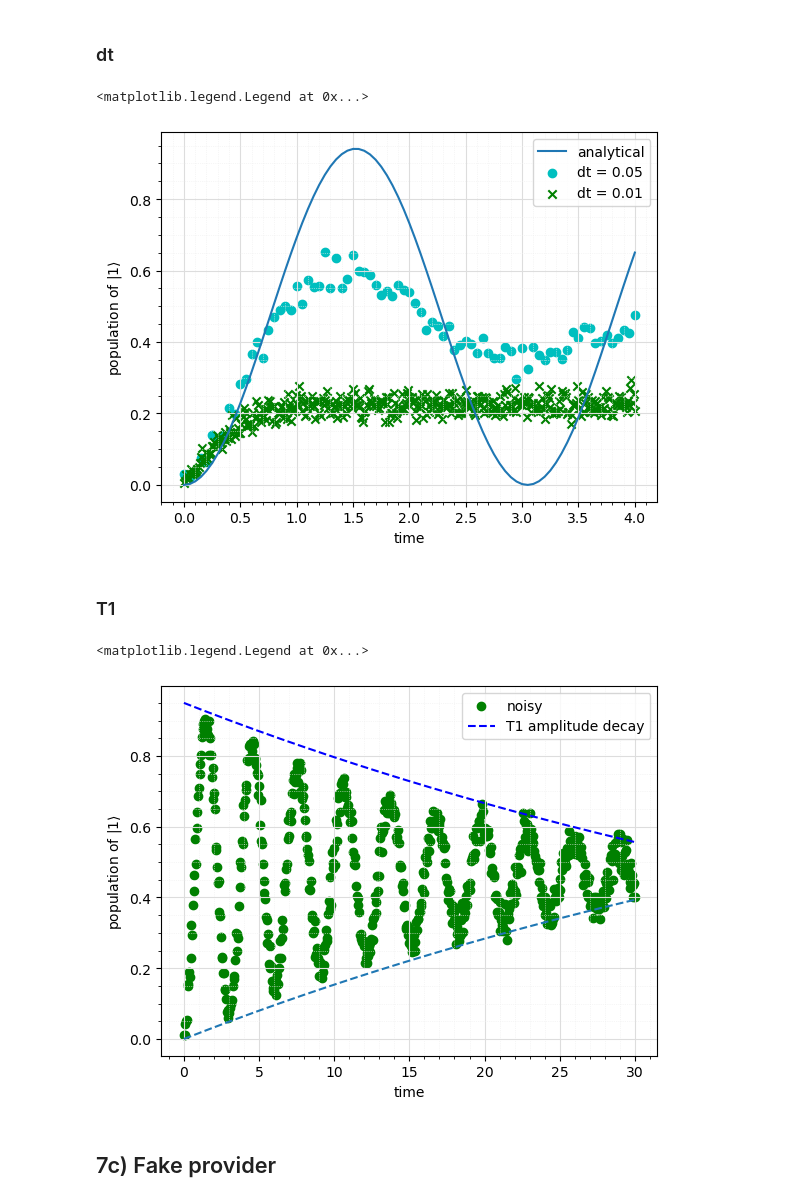
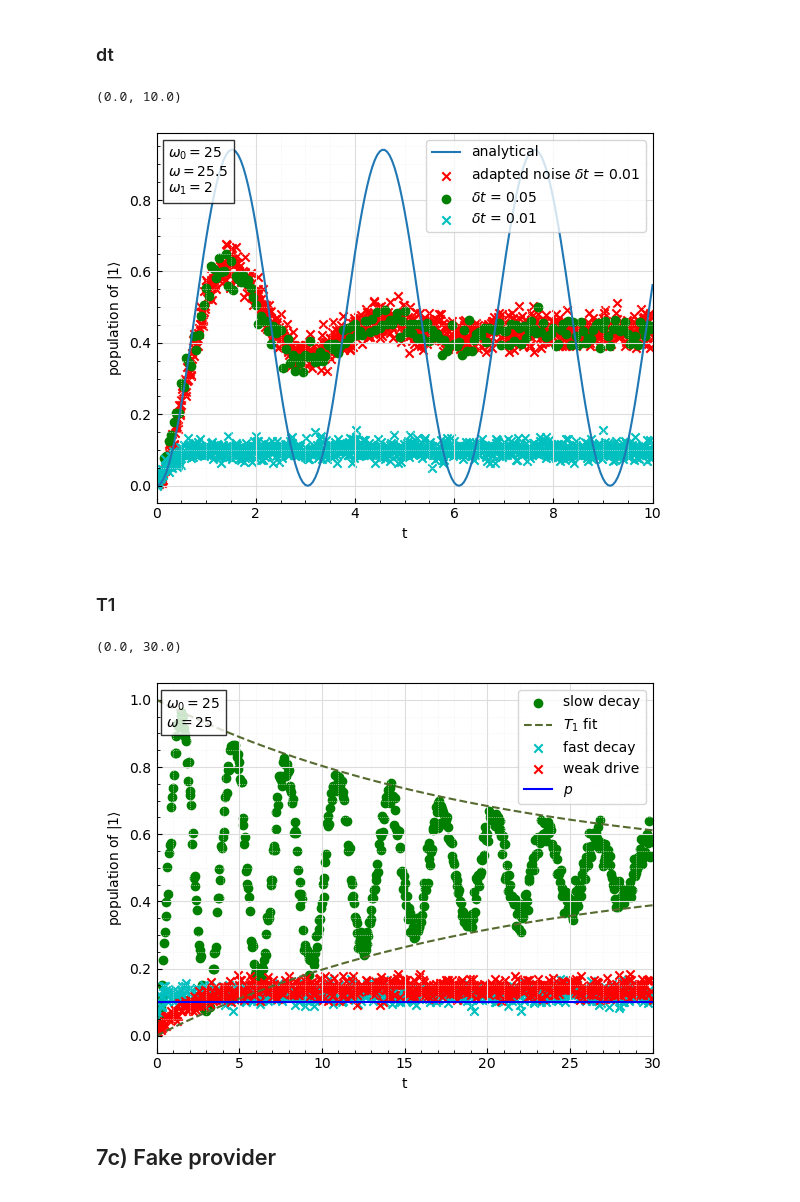
Before and after one commit to zambrdav/fopra34, a Jupyter notebook: AaronIntro.ipynb, the cells around one changed output. Cells and saved outputs as stored; diff of their text form; code cells hidden in the pictures.

```diff
--- a/AaronIntro.ipynb
+++ b/AaronIntro.ipynb
@@ -391,6 +459,8 @@ from qiskit.visualization import plot_histogram
 import qiskit_aer as aer
 import scipy as scp
 import numpy as np
+import matplotlib.pyplot as plt
+import qiskit_aer.noise as noise
 
 t = np.arange(0, 4.001, 0.05)
 w = 25.5
@@ -398,9 +468,6 @@ w0 = 25
 w1 = 2
 Del = w-w0
 O = np.sqrt(w1**2 + Del**2)
-
-alpha = np.exp(1j*w*t/2) * (np.cos(O*t/2) - 1j*Del/O *np.sin(O*t/2))
-beta = np.exp(-1j*w*t/2) * - 1j*w1/O *np.sin(O*t/2)
 # %%
 RX = qiskit.circuit.library.RXGate
 RZ = qiskit.circuit.library.RZGate
@@ -577,6 +697,6 @@ import qiskit_aer.noise as noise
 nModel = noise.noise_model.NoiseModel()
 
 gamma = 0.02
-p = 0.1
+p = 0.2
 nModel.add_all_qubit_quantum_error(noise.amplitude_damping_error(gamma, p), ['rx','rz', 'measure'])
 # %%
@@ -594,30 +709,36 @@ for i in range(len(t)):
+# %%
+# low noise
+lnModel = noise.noise_model.NoiseModel()
+gamma = 0.02/5
+p = 0.1
+lnModel.add_all_qubit_quantum_error(noise.amplitude_damping_error(gamma, p), ['rx','rz', 'measure'])
+t_max = 10.001
+shots=400
+dt = 0.01
+t_dt = np.arange(0, t_max, dt)
+nn_counts_ndt = time_evolve(t_dt,dt=dt, w=25.5, w0=25, w1=2, shots=shots, noise_model=lnModel)
+NN_trace_ndt = population(nn_counts_ndt) #np.zeros_like(t)
 # %%
-t_max = 4.001
-shots=400
 dt = 0.05
 t = np.arange(0, t_max, dt)
-counts_n = time_evolve(q.QuantumCircuit(1), t,dt=dt, w=25.5, w0=25, w1=2, shots=shots, noise_model=nModel)
-trace_n = np.zeros_like(t)
-for i in range(len(t)):
-    try:
-        trace_n[i] = counts_n[i]['1']
-    except:
-        trace_n[i] = shots - counts_n[i]['0']
+counts_n = time_evolve(t,dt=dt, w=25.5, w0=25, w1=2, shots=shots, noise_model=nModel)
+trace_n = population(counts_n) #np.zeros_like(t)
 # %%
 plt.plot(t, np.square(np.abs(alpha_beta(w, w0, w1, t)[1])), label='analytical')
-plt.scatter(t, trace_n/shots, label='dt = 0.05', color='c', marker='o')
-plt.scatter(t_dt, trace_ndt/shots, label='dt = 0.01', color='g', marker='x')
+plt.scatter(t_dt, NN_trace_ndt, label=r'adapted noise $\delta t$ = 0.01', color='r', marker='x')
 
-#plt.plot(t, np.exp(-t/T1)-0.05, linestyle='--', label='T1 amplitude decay', color='b')
-#plt.plot(t, 1-np.exp(-t/T1), linestyle='--')
+plt.scatter(t, trace_n, label=r'$\delta t$ = 0.05', color='g', marker='o')
+plt.scatter(t_dt, trace_ndt, label=r'$\delta t$ = 0.01', color='c', marker='x')
 
-#plt.scatter(t, trace_o/shots, label='noisy', color='red', marker='o')
+specs = '$\omega_0=$'+str(w0)+'\n$\omega=$'+str(w)+'\n$\omega_1=$'+str(w1)
+plt.text(0.24, 0.82, specs, bbox=dict(facecolor='white', alpha=0.8))
 grid()
-plt.xlabel('time')
+plt.xlabel('t')
 plt.ylabel(r'population of $|1\rangle$')
 plt.legend()
+plt.xlim([0, t[-1]])
 # %% [output]
-<matplotlib.legend.Legend at 0x...>
+(0.0, 10.0)
-[figure, old version]
+[figure, new version]
 # %% [markdown]
 ### T1
@@ -637,18 +768,24 @@ for i in range(len(t)):
 # %%
 #trace_o = trace_n
-T1 = 60
-plt.scatter(t, trace_n/shots, label='noisy', color='g', marker='o')
-plt.plot(t, np.exp(-t/T1)-0.05, linestyle='--', label='T1 amplitude decay', color='b')
-plt.plot(t, 1-np.exp(-t/T1), linestyle='--')
+T1 = 20
+grid()
+specs = '$\omega_0=$'+str(w0)+'\n$\omega=$'+str(w)#+'\n$\omega_1=$'+str(w1)
+plt.text(0.6, 0.92, specs, bbox=dict(facecolor='white', alpha=0.8))
+plt.scatter(t_long, trace_t1, label='slow decay', color='g', marker='o')
+plt.plot(t_long, np.exp(-t_long/T1)/2 + 0.5, linestyle='--', label='$T_1$ fit', color='darkolivegreen')
+plt.plot(t_long, (1-np.exp(-t_long/T1))/2, linestyle='--', color='darkolivegreen')
+plt.scatter(t_long, trace_decay, label='fast decay', color='c', marker='x')
+plt.scatter(t_long, trace_weak, label='weak drive', color='r', marker='x')
+plt.axhline(0.1, c='b', label='$p$')
 
 #plt.scatter(t, trace_o/shots, label='noisy', color='red', marker='o')
-grid()
-plt.xlabel('time')
+plt.xlabel('t')
 plt.ylabel(r'population of $|1\rangle$')
 plt.legend()
+plt.xlim([0, t_long[-1]])
 # %% [output]
-<matplotlib.legend.Legend at 0x...>
+(0.0, 30.0)
-[figure, old version]
+[figure, new version]
 # %% [markdown]
 ## 7c) Fake provider
 # %%
```
Also changed, not shown: parts of 64 cells of this notebook.
